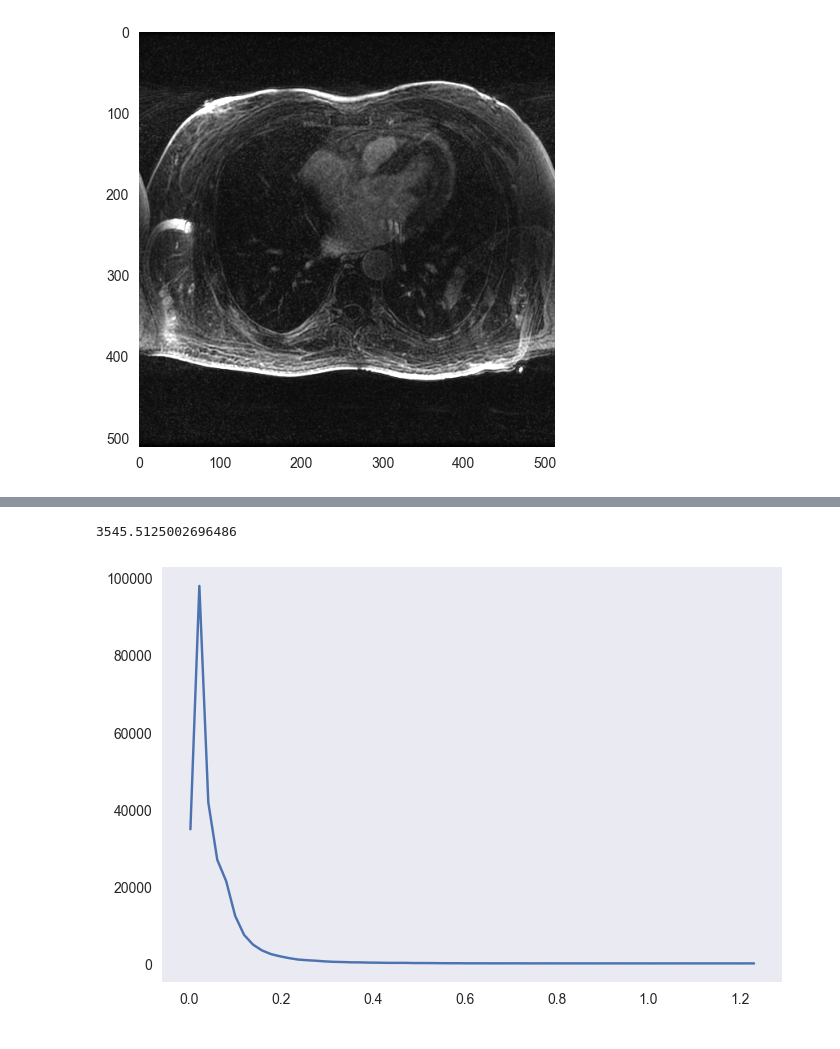
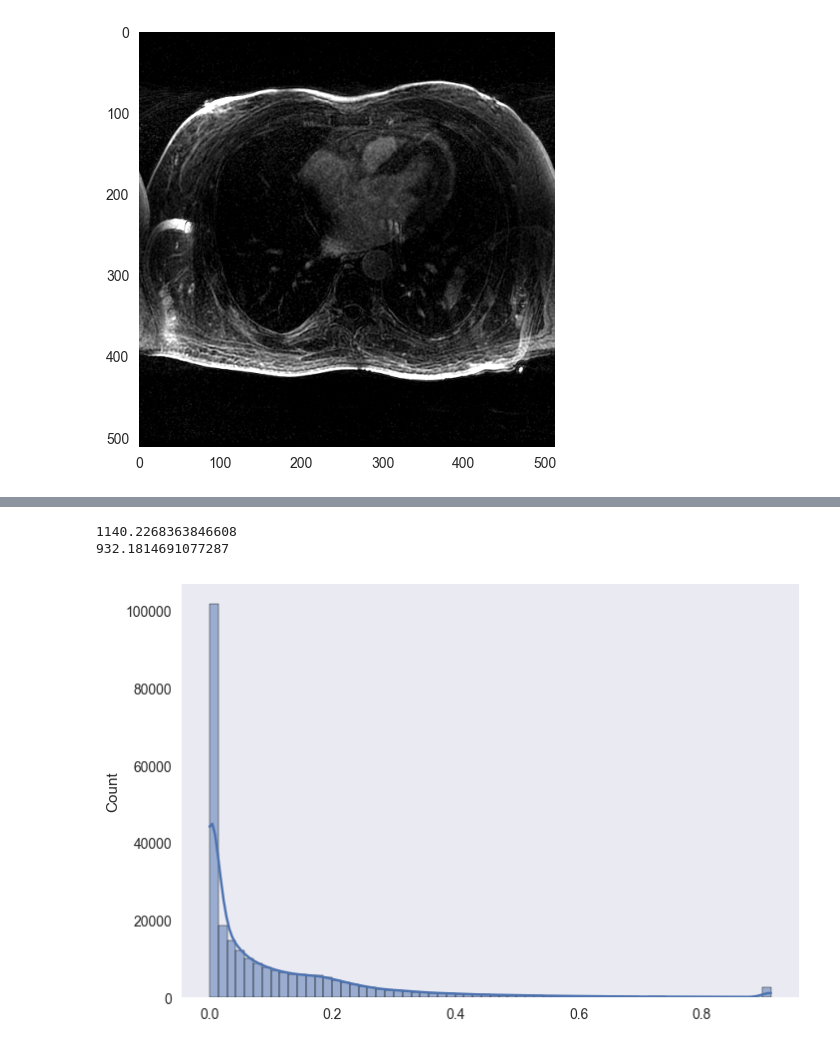
Before and after one commit to DavidLegarreSaavedra1/Deep-learning-methods-for-MRI-coil-channel-optimization, a Jupyter notebook: ROVir/scan.ipynb, the cells around one changed output, grey strips where cells are left out. Cells and saved outputs as stored; diff of their text form; code cells hidden in the pictures.

```diff
--- a/ROVir/scan.ipynb
+++ b/ROVir/scan.ipynb
@@ -32,9 +32,6 @@ plt.imshow(prev_img, cmap='gray')
 plt.show()
 # %% [output]
 [figure]
-# %%
-
-prev_img = combine_images(img_nib.dataobj)
 # %%
 fig, ax = plt.subplots()
 sns.histplot(prev_img.flatten(), bins=64, kde='True')
@@ -83,15 +83,17 @@ plt.show()
 # %%
 test3 = prev_img.copy()
+test3 = auto_contrast(test3)
 hist,bins = np.histogram(test3.flatten(), bins=64)
 limit = np.quantile(bins, 0.8)
 print(limit)
 test3/=limit
-hist,bins = np.histogram(test3.flatten(), bins=64)
-plt.plot(bins[:-1], hist)
+test3 = (test3-test3.min())/test3.max()
+sns.histplot(test3.flatten(), bins=64, kde=True)
 plt.show()
 # %% [output]
-3545.5125002696486
+1140.2268363846608
+932.1814691077287
-[figure, old version]
+[figure, new version]
 # %%
 plt.imshow(test3, cmap='gray')
 plt.show()
```
Also changed, not shown: parts of 5 cells of this notebook, 6 other files.
